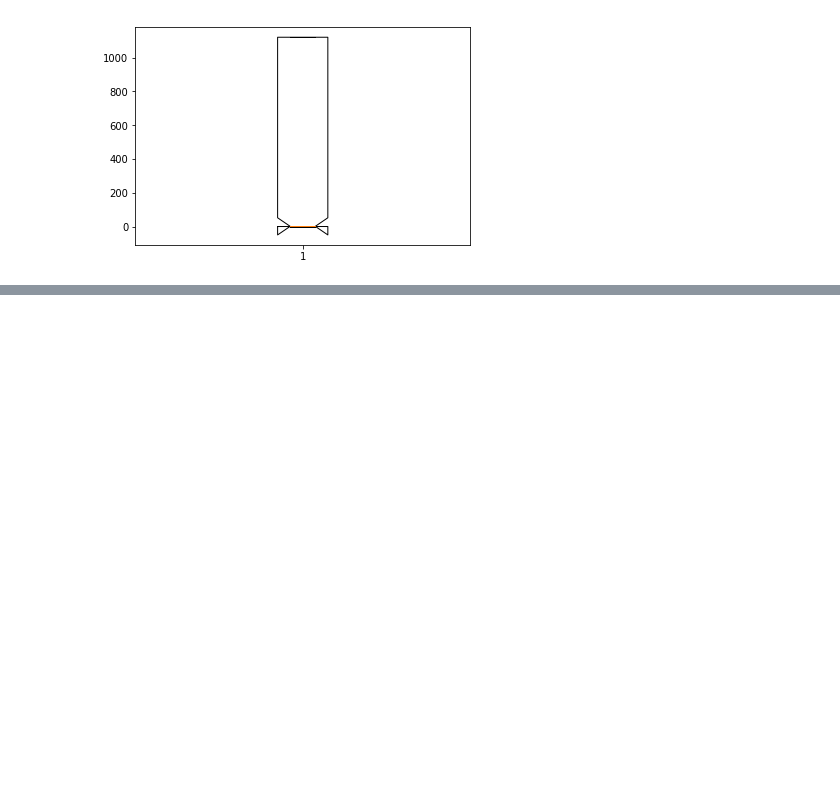
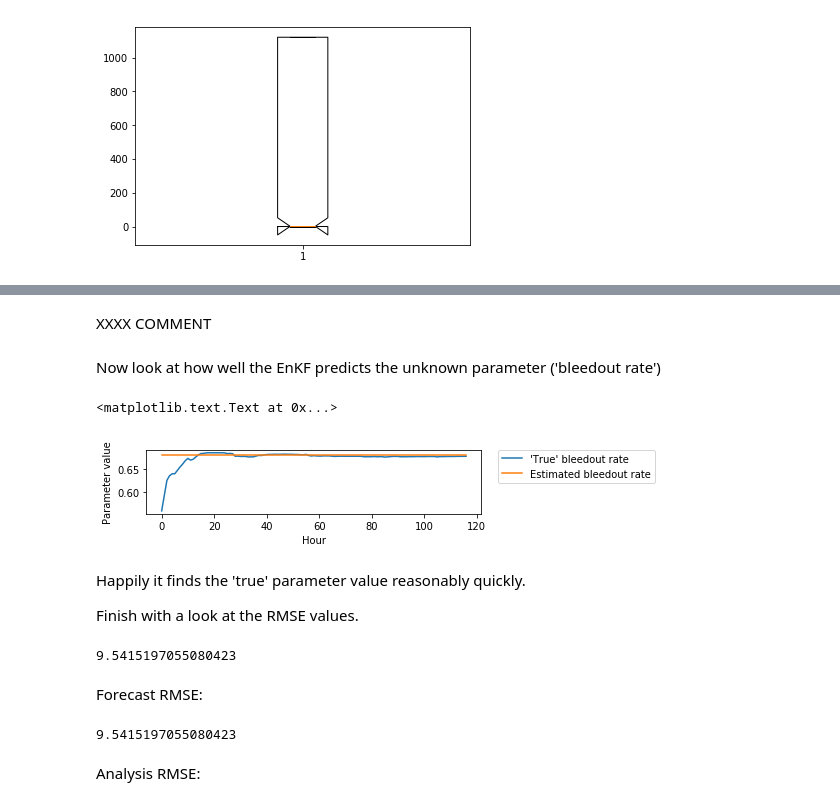
Before and after one commit to nickmalleson/surf, a Jupyter notebook: abm/essa-kalman_filter/Kalman_Example.ipynb, the cells around one changed output, grey strips where cells are left out. Cells and saved outputs as stored; diff of their text form; code cells hidden in the pictures; blank space fills up the shorter version.

```diff
--- a/abm/essa-kalman_filter/Kalman_Example.ipynb
+++ b/abm/essa-kalman_filter/Kalman_Example.ipynb
@@ -241,0 +413,32 @@ plt.boxplot(ens_means, notch=True)
+# %% [markdown]
+XXXX COMMENT
+# %% [markdown]
+Now look at how well the EnKF predicts the unknown parameter ('bleedout rate')
+# %%
+ax = plt.subplot(3,1,3)
+plt.plot(stored_parameter[0:117], label="'True' bleedout rate")
+plt.plot([bleedoutrate_true for i in range(117)], label="Estimated bleedout rate")
+plt.legend(bbox_to_anchor=(1.05, 1), loc=2, borderaxespad=0.)
+
+ax.set_xlabel('Hour')
+ax.set_ylabel('Parameter value')
+# %% [output]
+<matplotlib.text.Text at 0x...>
+[figure, added]
+# %% [markdown]
+Happily it finds the 'true' parameter value reasonably quickly.
+
+Finish with a look at the RMSE values.
+# %%
+from numpy import mean, sqrt, square
+forecast_RMSE = sqrt(mean(square(forecast_error)))
+# %% [output]
+9.5415197055080423
+# %% [markdown]
+Forecast RMSE:
+# %%
+forecast_RMSE
+# %% [output]
+9.5415197055080423
+# %% [markdown]
+Analysis RMSE:
```
Also changed, not shown: parts of 10 cells of this notebook.
